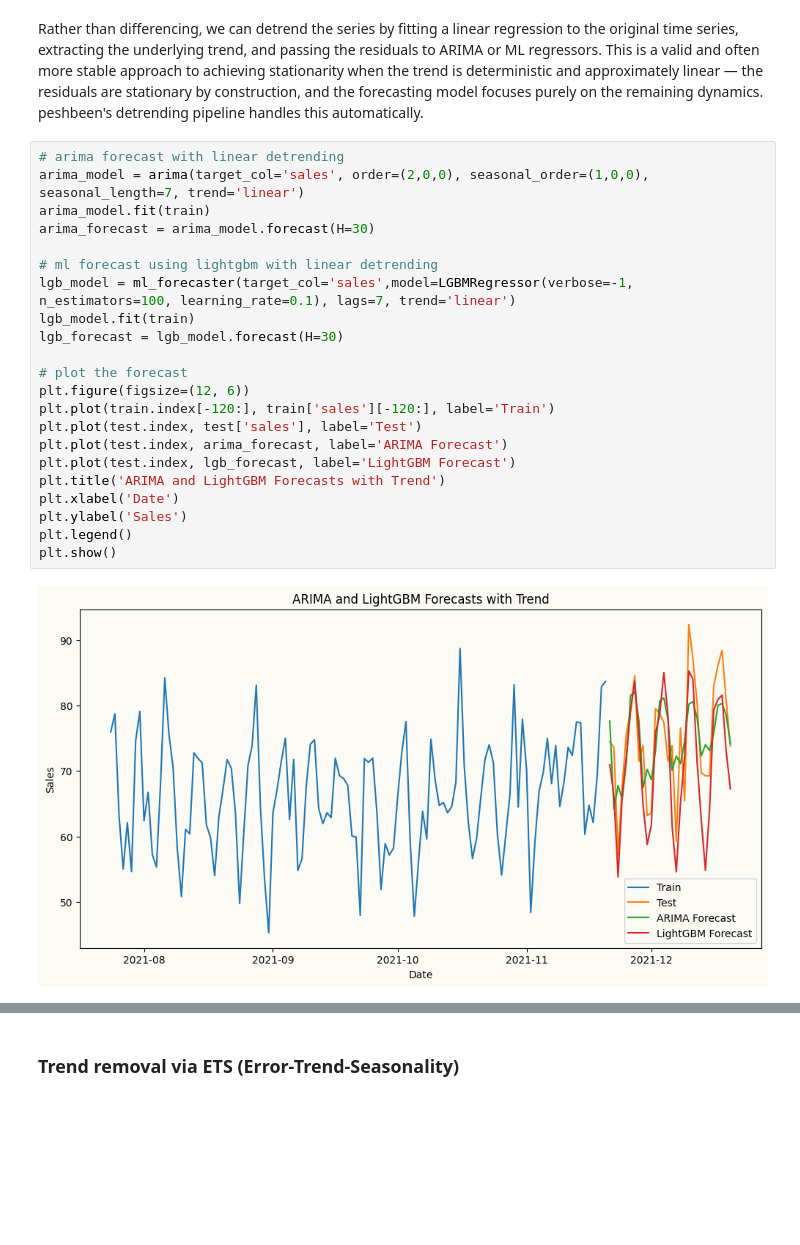
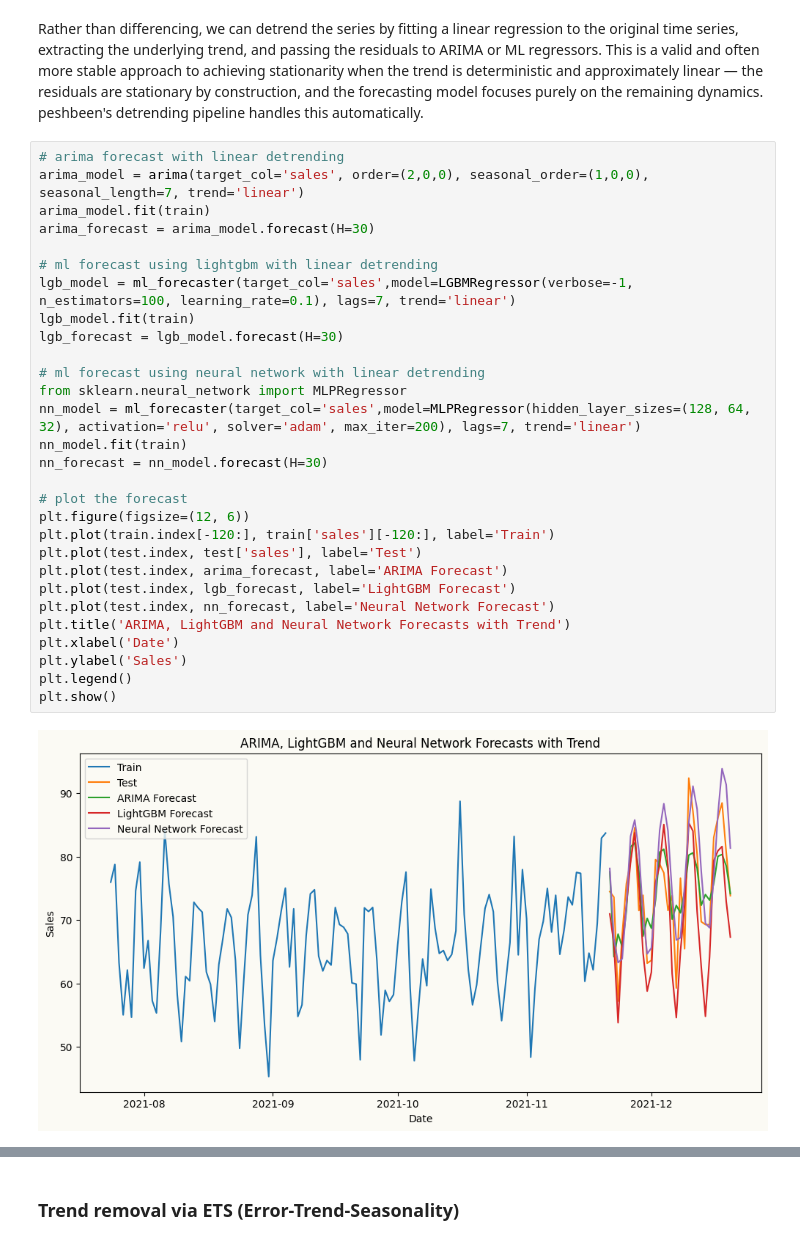
Before and after one commit to mustafaslanCoto/peshbeen, a Jupyter notebook: nbs/user_guide.ipynb, the cells around one changed output, grey strips where cells are left out. Cells and saved outputs as stored; diff of their text form; blank space fills up the shorter version.

```diff
--- a/nbs/user_guide.ipynb
+++ b/nbs/user_guide.ipynb
@@ -190,25 +190,32 @@ Rather than differencing, we can detrend the series by fitting a linear regressi
 # %%
 # arima forecast with linear detrending
 arima_model = arima(target_col='sales', order=(2,0,0), seasonal_order=(1,0,0), seasonal_length=7, trend='linear')
 arima_model.fit(train)
 arima_forecast = arima_model.forecast(H=30)
 
 # ml forecast using lightgbm with linear detrending
 lgb_model = ml_forecaster(target_col='sales',model=LGBMRegressor(verbose=-1, n_estimators=100, learning_rate=0.1), lags=7, trend='linear')
 lgb_model.fit(train)
 lgb_forecast = lgb_model.forecast(H=30)
 
+# ml forecast using neural network with linear detrending
+from sklearn.neural_network import MLPRegressor
+nn_model = ml_forecaster(target_col='sales',model=MLPRegressor(hidden_layer_sizes=(128, 64, 32), activation='relu', solver='adam', max_iter=200), lags=7, trend='linear')
+nn_model.fit(train)
+nn_forecast = nn_model.forecast(H=30)
+
 # plot the forecast
 plt.figure(figsize=(12, 6))
 plt.plot(train.index[-120:], train['sales'][-120:], label='Train')
 plt.plot(test.index, test['sales'], label='Test')
 plt.plot(test.index, arima_forecast, label='ARIMA Forecast')
 plt.plot(test.index, lgb_forecast, label='LightGBM Forecast')
-plt.title('ARIMA and LightGBM Forecasts with Trend')
+plt.plot(test.index, nn_forecast, label='Neural Network Forecast')
+plt.title('ARIMA, LightGBM and Neural Network Forecasts with Trend')
 plt.xlabel('Date')
 plt.ylabel('Sales')
 plt.legend()
 plt.show()
 # %% [output]
-[figure, old version]
+[figure, new version]
 # %% [markdown]
```
Also changed, not shown: parts of 5 cells of this notebook, 9 other files.
